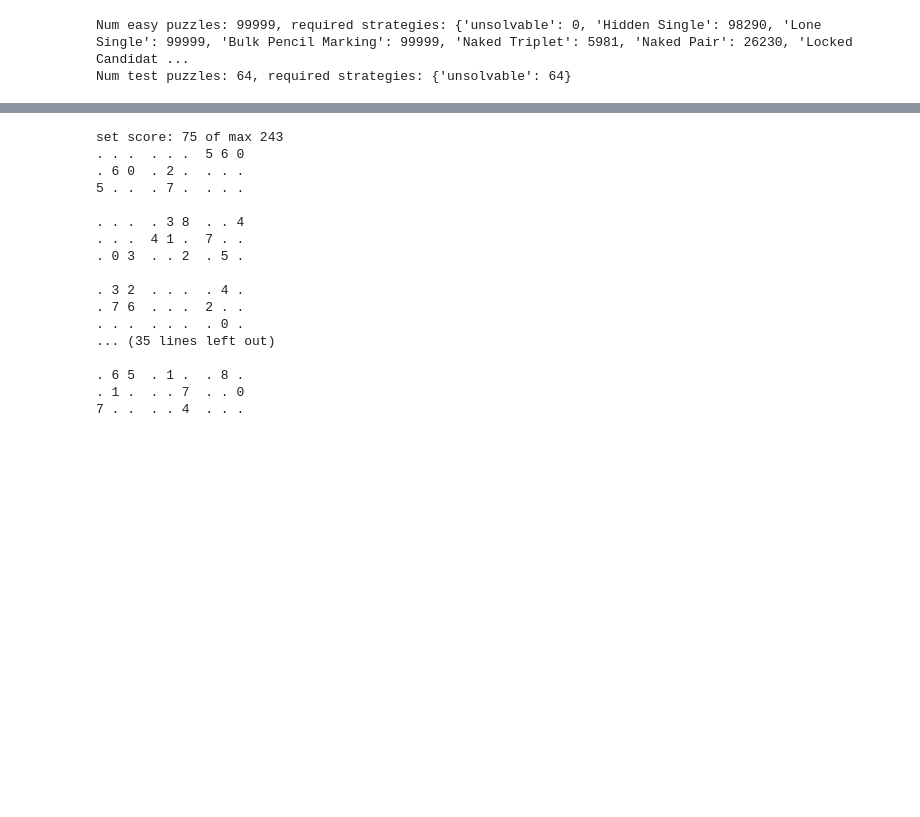
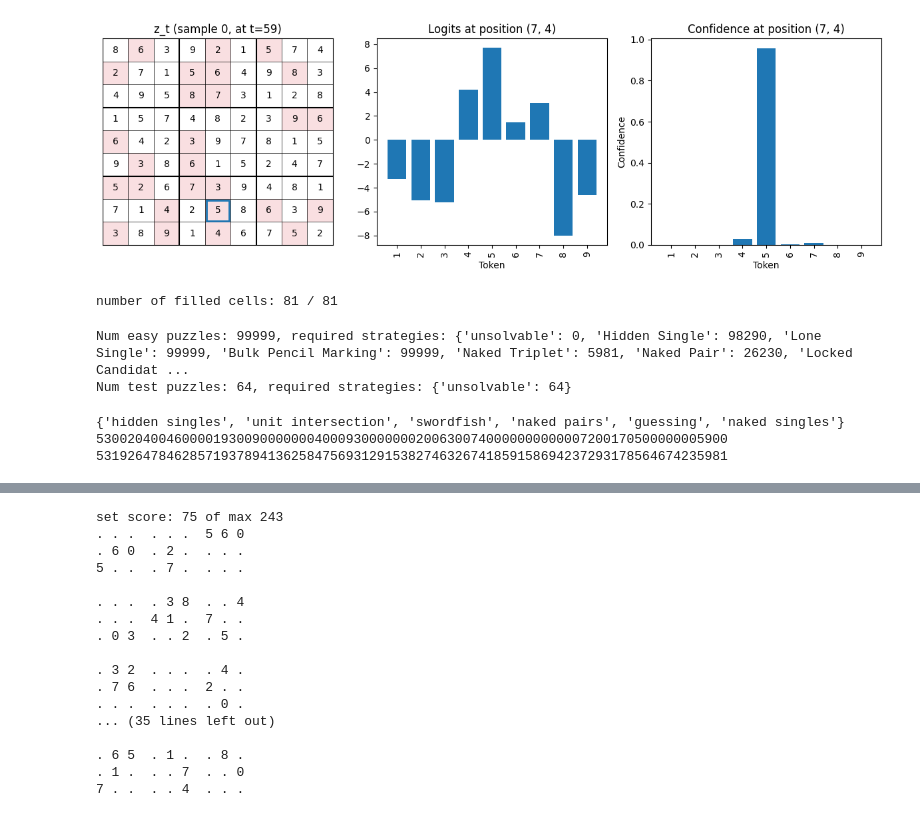
Before and after one commit to Paescal/gidd, a Jupyter notebook: gidd/eval/generation_info_analysis.ipynb, the cells around one changed output, grey strips where cells are left out. Drawn from its saved outputs; the diff is of its cells as text; code cells hidden in the pictures; blank space fills up the shorter version.

```diff
--- a/gidd/eval/generation_info_analysis.ipynb
+++ b/gidd/eval/generation_info_analysis.ipynb
@@ -246 +310,10 @@ t=81: 98231467576485213915397648253726981421843795664958132747612359832569874189
+# %%
+# Iterate through time steps
+# time_step = 10
+time_step += 1
+visualize_state(sample, time_step, position, logits_dict[combination_row], history_dict[combination_row][:, :, :], show_logits=show_logits, show_probs=show_probs)
+print(f'number of filled cells: {(history_dict[combination_row][sample, time_step, :] != 9).sum().item()} / {history_dict[combination_row].shape[2]}')
+# %% [output]
+[figure, added]
+number of filled cells: 81 / 81
 # %%
@@ -282,3 +354,38 @@ print(f"Num easy puzzles: {len(easy_puzzles)}, required strategies: {required_st
 # %% [output]
 Num easy puzzles: 99999, required strategies: {'unsolvable': 0, 'Hidden Single': 98290, 'Lone Single': 99999, 'Bulk Pencil Marking': 99999, 'Naked Triplet': 5981, 'Naked Pair': 26230, 'Locked Candidat ...
 Num test puzzles: 64, required strategies: {'unsolvable': 64}
+# %%
+# Analyze human strategies required using roukaour
+
+def find_required_strategies(puzzles, solutions):
+    for puzzle, solution in zip(puzzles, solutions):
+        # run python /local/home/prisold/sudoku/sudoku.py puzzle -g, and collect output if exit code is 0
+        solver_result = subprocess.run(['python', '/local/home/prisold/sudoku/sudoku.py', '-g', puzzle, '--solution', solution], capture_output=True, text=True)
+        if solver_result.returncode == 0:
+            output = solver_result.stdout
+            # print(output)
+            # find all lines like "Used strategy_str to make progress" with regex
+            strategies = re.findall(r'Used (.+?) to make progress', output)
+            # print(strategies)
+            print(set(strategies))
+        # else:
+        #     print(solver_result.stderr)
+        #     print(solver_result.stdout)
+        break
+
+
+test_puzzles = [''.join([str(d.item() + 1) if d != 9 else '0' for d in history_dict[combination_row][sample, 0, :]]) for sample in range(history_dict[combination_row].shape[0])]
+test_solutions = [''.join([str(d.item() + 1) if d != 9 else '0' for d in history_dict[combination_row][sample, -1, :]]) for sample in range(history_dict[combination_row].shape[0])]
+ds_easy = load_from_disk("/local/home/prisold/gidd/gidd/datasets/sudoku_shah/easy/test")
+# ds_easy = ds_easy[:1000]
+easy_puzzles = ds_easy['puzzle']
+
+required_strategies_test_puzzles = find_required_strategies(test_puzzles, test_solutions)
+# required_strategies_easy_puzzles = find_required_strategies(easy_puzzles)
+
+print(test_puzzles[0])
+print(test_solutions[0])
+# %% [output]
+{'hidden singles', 'unit intersection', 'swordfish', 'naked pairs', 'guessing', 'naked singles'}
+530020400460000193009000000040009300000002006300740000000000007200170500000005900
+531926478462857193789413625847569312915382746326741859158694237293178564674235981
```
Also changed, not shown: parts of 15 cells of this notebook, 7 other files.
